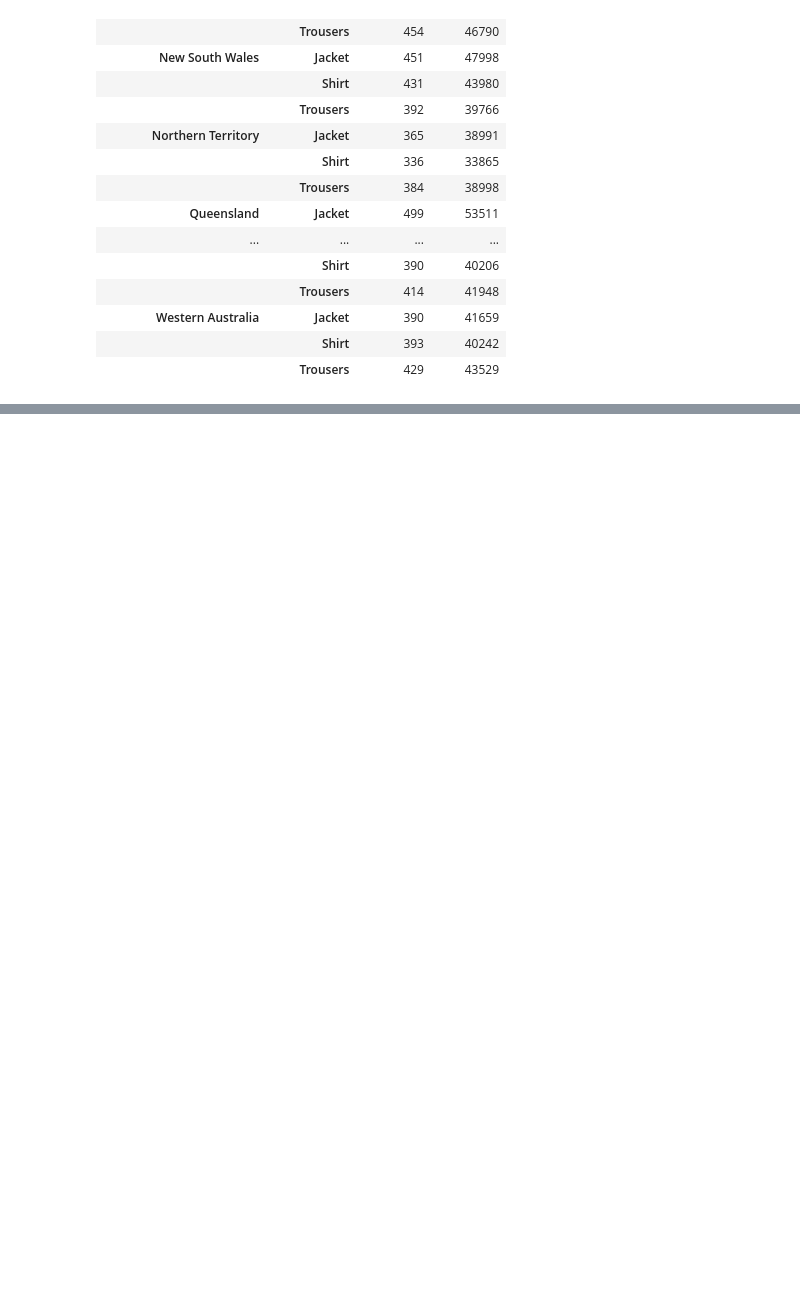
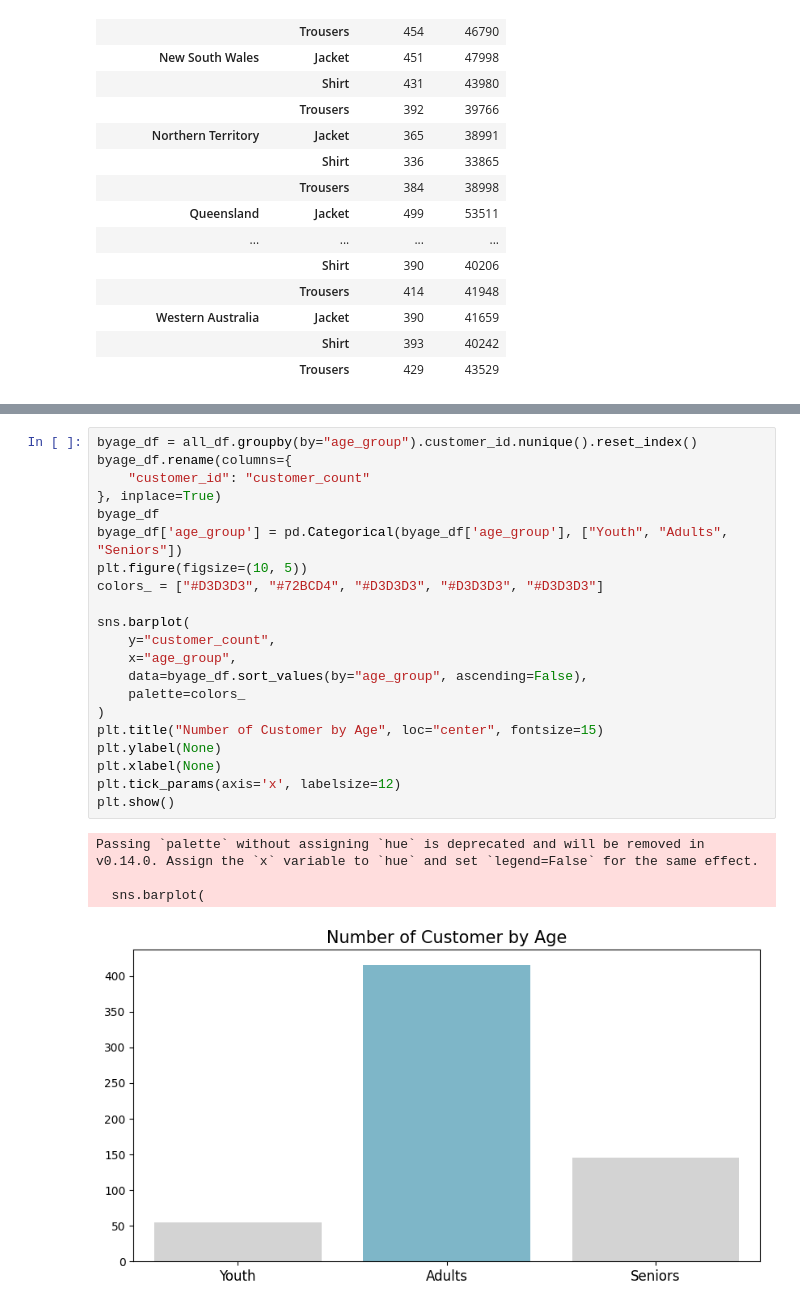
Before and after one commit to MukhlisMaulanaA/data-analytics-python, a Jupyter notebook: dicoding.ipynb, the cells around one changed output, grey strips where cells are left out. Saved outputs shown, nothing was run; the diff lists cells and outputs as text; blank space fills up the shorter version.

```diff
--- a/dicoding.ipynb
+++ b/dicoding.ipynb
@@ -567,0 +662,26 @@ all_df.groupby(by=["state", "product_type"]).agg({
+# %%
+byage_df = all_df.groupby(by="age_group").customer_id.nunique().reset_index()
+byage_df.rename(columns={
+    "customer_id": "customer_count"
+}, inplace=True)
+byage_df
+byage_df['age_group'] = pd.Categorical(byage_df['age_group'], ["Youth", "Adults", "Seniors"])
+plt.figure(figsize=(10, 5))
+colors_ = ["#D3D3D3", "#72BCD4", "#D3D3D3", "#D3D3D3", "#D3D3D3"]
+
+sns.barplot(
+    y="customer_count",
+    x="age_group",
+    data=byage_df.sort_values(by="age_group", ascending=False),
+    palette=colors_
+)
+plt.title("Number of Customer by Age", loc="center", fontsize=15)
+plt.ylabel(None)
+plt.xlabel(None)
+plt.tick_params(axis='x', labelsize=12)
+plt.show()
+# %% [output]
+Passing `palette` without assigning `hue` is deprecated and will be removed in v0.14.0. Assign the `x` variable to `hue` and set `legend=False` for the same effect.
+
+  sns.barplot(
+[figure, added]
```
Also changed, not shown: parts of 15 cells of this notebook, 6 other files.
